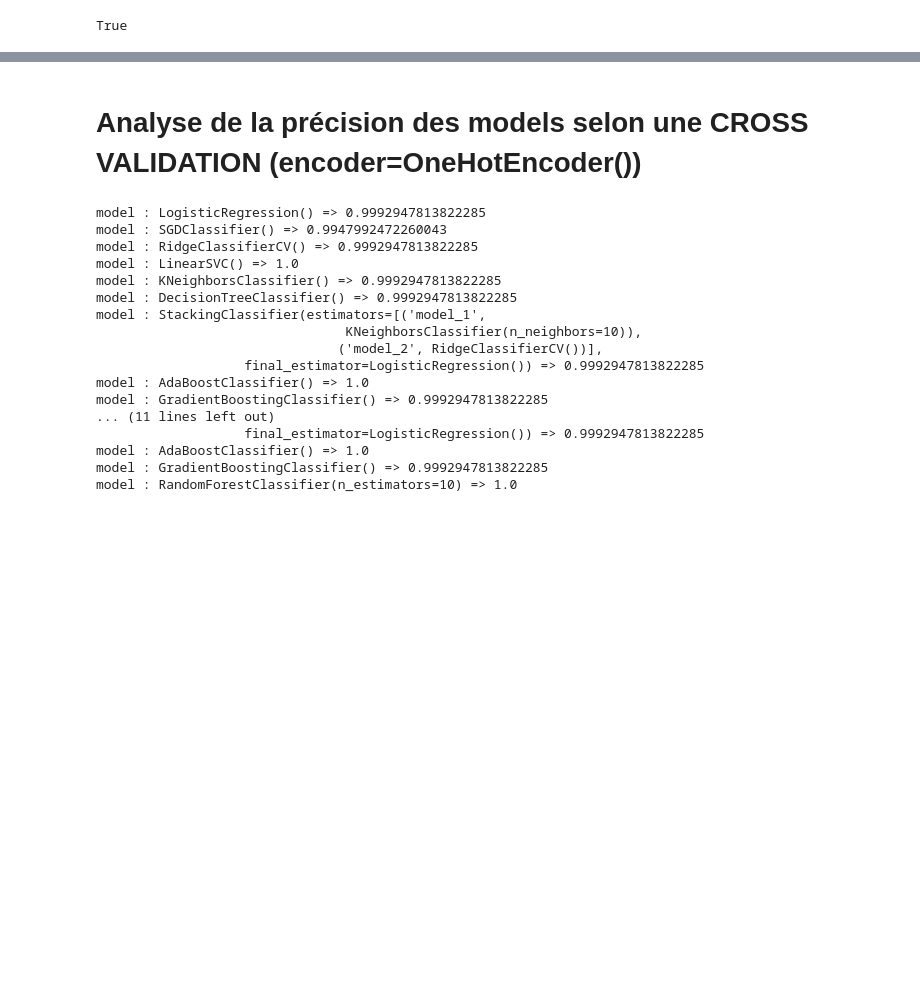
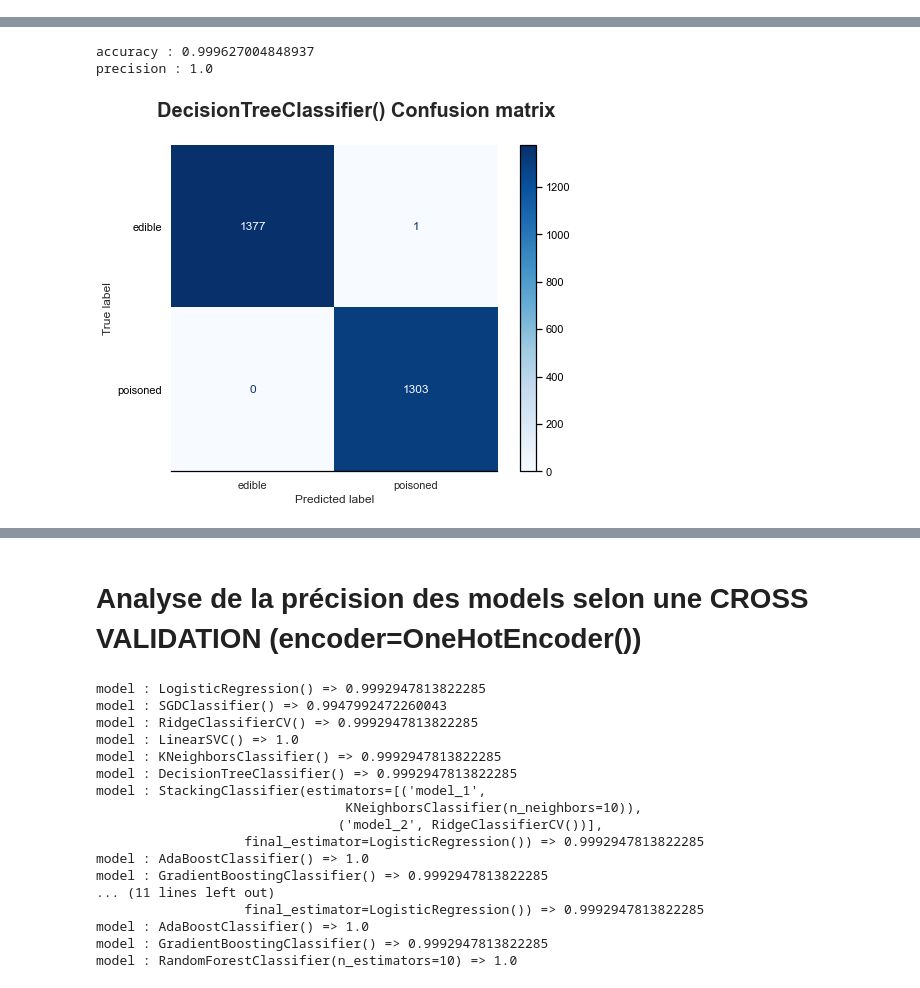
Before and after one commit to art2mkl/good_mushrooms, a Jupyter notebook: ml_default.ipynb, the cells around one changed output, grey strips where cells are left out. Drawn from its saved outputs; the diff is of its cells as text; code cells hidden in the pictures; blank space fills up the shorter version.

```diff
--- a/ml_default.ipynb
+++ b/ml_default.ipynb
@@ -44,8 +43,3 @@ import sqlite3
 # Read sqlite query results into a pandas DataFrame
 conn = sqlite3.connect("mushrooms.sqlite")
 df = pd.read_sql_query("SELECT * from data", conn)
-# %%
-#Load ENV variables
-load_dotenv('.env')
-# %% [output]
-True
@@ -412,9 +428,15 @@ mushroom=Mushroom_ml(df[[
     '_habitat',
     '_odor',
     '_cap_color',
-    '_population'
+    '_bruises'
 ]], '_class')
 # %%
 mushroom.tree_vis()
 # %% [output]
 [drawing not drawn]
+# %%
+mushroom.score_model()
+# %% [output]
+accuracy : 0.999627004848937
+precision : 1.0
+[figure, added]
```
Also changed, not shown: parts of 9 cells of this notebook, 3 other files.
